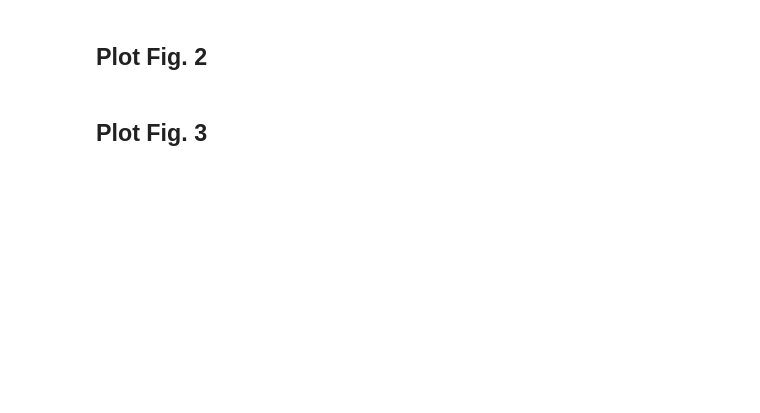
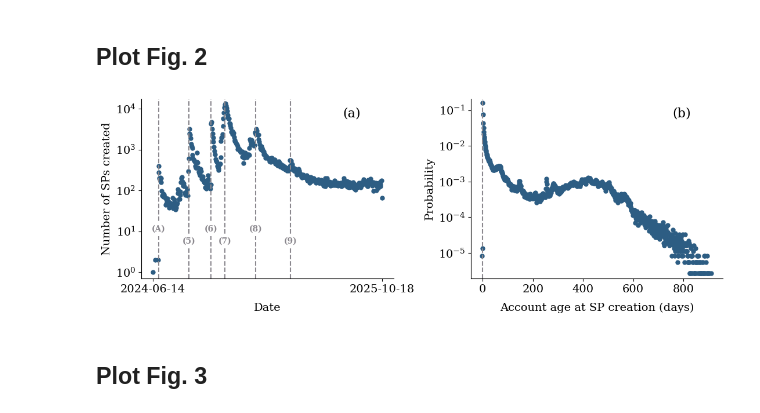
Before and after one commit to nwlandry/a-blue-start, a Jupyter notebook: plot_starterpack_stats.ipynb, the cells around one changed output. Saved outputs shown, nothing was run; the diff lists cells and outputs as text; code cells hidden in the pictures; blank space fills up the shorter version.

Commit message:
aligning starter pack dates with other temporal plots

```diff
--- a/plot_starterpack_stats.ipynb
+++ b/plot_starterpack_stats.ipynb
@@ -200,7 +228,7 @@ plt.plot([t_notable, t_notable], [ymin, ymax], "--", color=colors[4])
 tb = plt.text(
     t_notable,
     text_height2,
-    "(4)",
+    "(5)",
     horizontalalignment="center",
     fontweight="bold",
     color=colors[4],
@@ -213,7 +241,7 @@ plt.plot([t_notable, t_notable], [ymin, ymax], "--", color=colors[4])
 tb = plt.text(
     t_notable,
     text_height1,
-    "(5)",
+    "(6)",
     horizontalalignment="center",
     fontweight="bold",
     color=colors[4],
@@ -226,7 +254,7 @@ plt.plot([t_notable, t_notable], [ymin, ymax], "--", color=colors[4])
 tb = plt.text(
     t_notable,
     text_height2,
-    "(6)",
+    "(7)",
     horizontalalignment="center",
     fontweight="bold",
     color=colors[4],
@@ -239,7 +267,7 @@ plt.plot([t_notable, t_notable], [ymin, ymax], "--", color=colors[4])
 tb = plt.text(
     t_notable,
     text_height1,
-    "(7)",
+    "(8)",
     horizontalalignment="center",
     fontweight="bold",
     color=colors[4],
@@ -252,7 +280,7 @@ plt.plot([t_notable, t_notable], [ymin, ymax], "--", color=colors[4])
 tb = plt.text(
     t_notable,
     text_height2,
-    "(8)",
+    "(9)",
     horizontalalignment="center",
     fontweight="bold",
     color=colors[4],
@@ -262,33 +290,35 @@ tb.set_bbox(dict(facecolor="white", alpha=1, linewidth=0))
 
 plt.yscale("log")
 plt.xticks([min(t), max(t)])
 plt.ylim([ymin, ymax])
 plt.minorticks_off()
 sns.despine()
 
 plt.xlabel(r"Date", labelpad=10)
 plt.ylabel(r"Number of SPs created")
 
 plt.subplot(122)
 ax = plt.gca()
 plt.text(0.8, 0.9, "(b)", fontsize=16, transform=ax.transAxes)
 d, p = np.unique(account_age_at_creation, return_counts=True)
 p = p / p.sum()
 plt.scatter(d, p, marker="o", s=25, color=colors[0])
 ymin = min(p) * 0.7
 ymax = max(p) * 1.3
 plt.plot([0, 0], [ymin, ymax], "--", color=colors[4])
 plt.yscale("log")
 plt.xlabel(r"Account age at SP creation (days)", labelpad=10)
 plt.ylabel(r"Probability")
 plt.ylim([ymin, ymax])
 
 plt.minorticks_off()
 sns.despine()
 
 plt.tight_layout()
 plt.savefig("figures/fig_temporal_starterpack_stats.pdf", dpi=1000)
 plt.show()
+# %% [output]
+[figure, added]
 # %%
 print(
     f"The most common account age when creating a starter pack is {d[np.argmax(p)]} days old"
```
Also changed, not shown: parts of 7 cells of this notebook, 2 other files.
